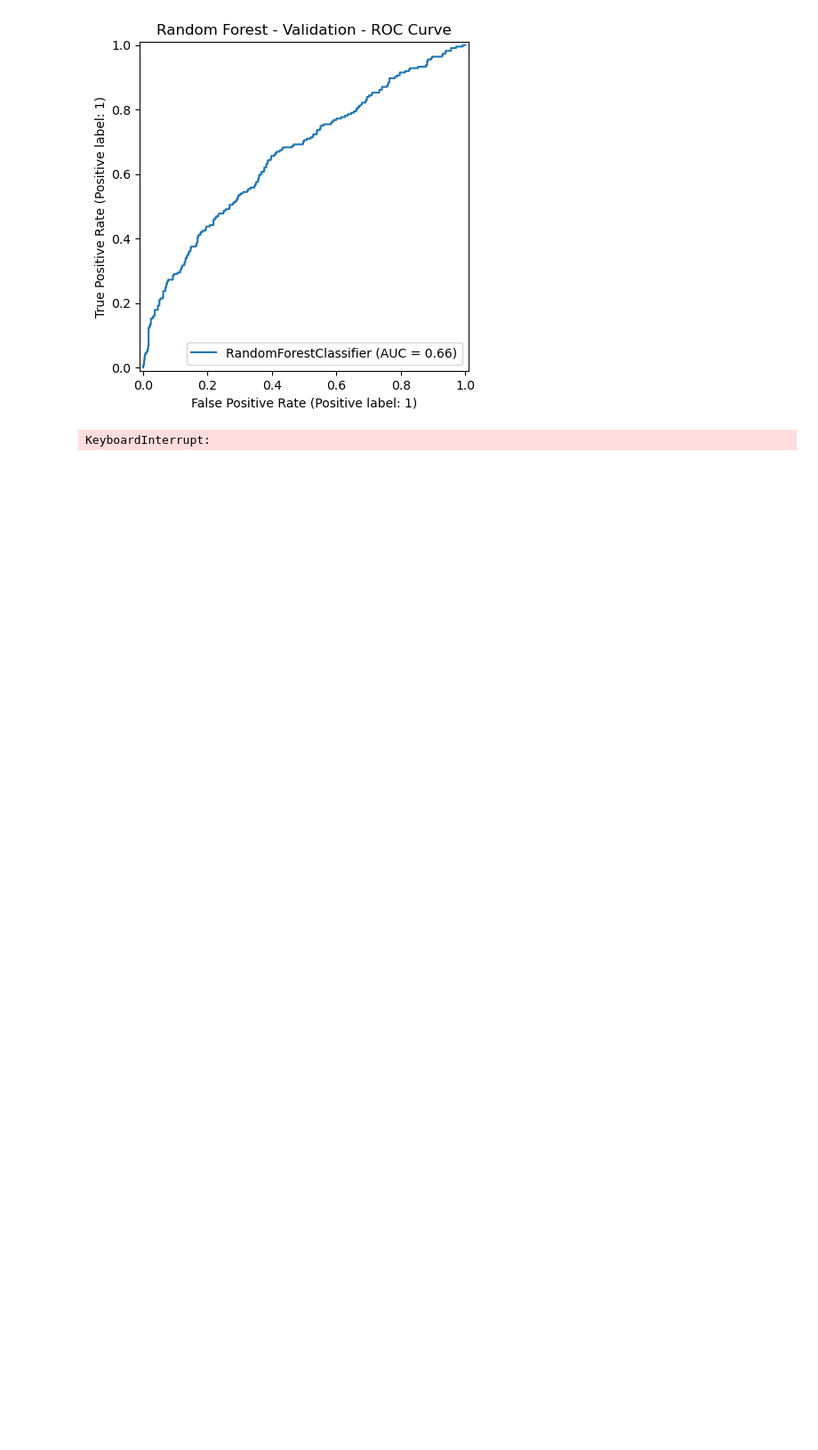
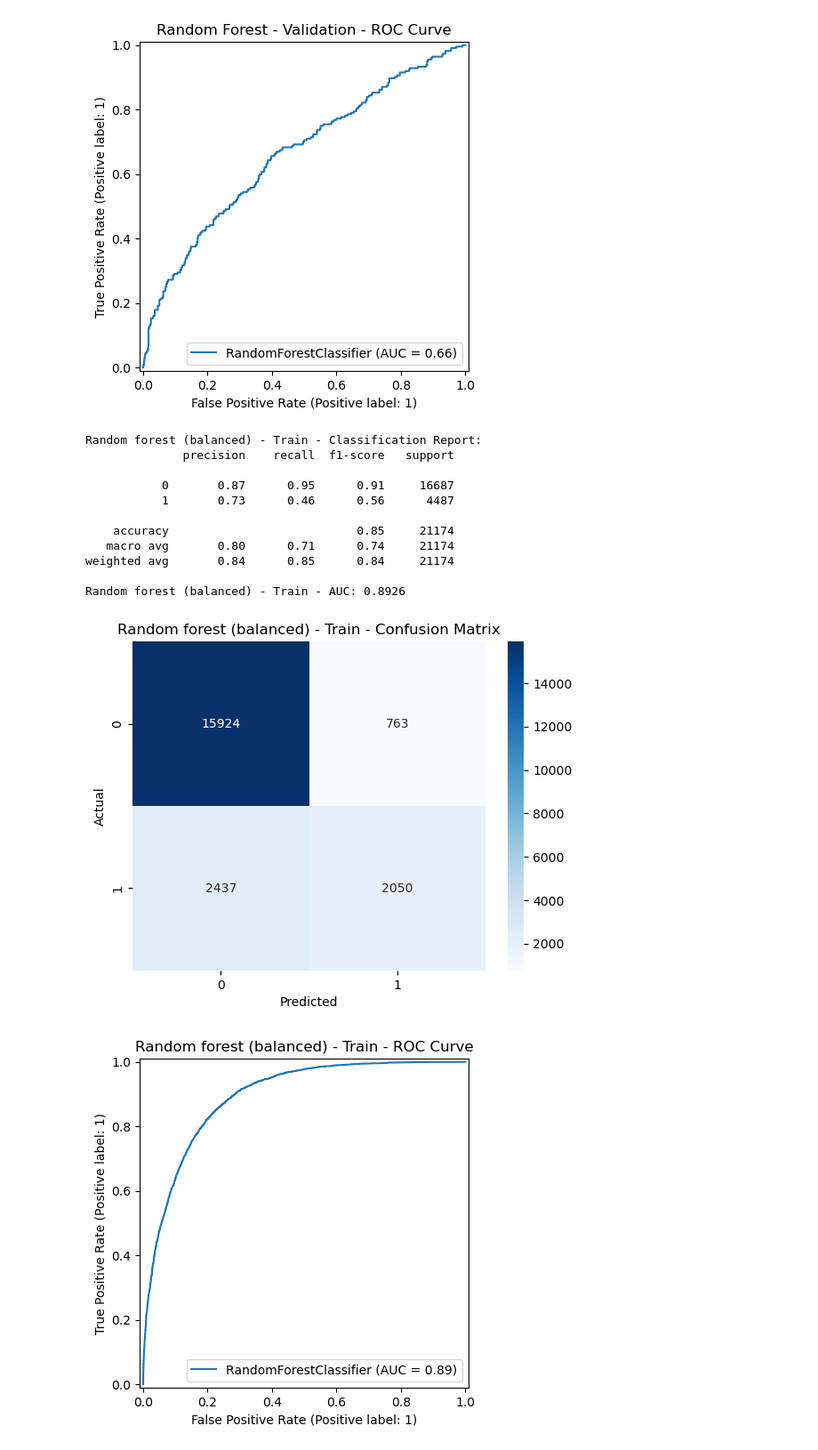
Before and after one commit to ppavank83/flight-delay-analytics, a Jupyter notebook: model_training/Model.ipynb, the cells around one changed output. Shown at 89% size. Saved outputs shown, nothing was run; the diff lists cells and outputs as text; code cells hidden in the pictures; blank space fills up the shorter version.

Commit message:
Model Training -WIP

```diff
--- a/model_training/Model.ipynb
+++ b/model_training/Model.ipynb
@@ -377,18 +378,64 @@ rf_param_grid = {
     'class_weight': ['balanced'] + weights,
     'random_state': [42]
 }
+# %%
+def evaluate_model_hyperparamter(params, model_class, X_train, y_train, X_val, y_val):
+    try:
+        model = model_class(**params)
+        model.fit(X_train, y_train)
+        y_proba = model.predict_proba(X_val)[:, 1]
+        auc = roc_auc_score(y_val, y_proba)
+        return (params, auc)
+    except Exception as e:
+        return (params, 0)
+
+def parallel_grid_search_auc(model_class, X_train, y_train, X_val, y_val, param_grid, n_jobs=-1):
+    keys, values = zip(*param_grid.items())
+    param_combinations = [dict(zip(keys, v)) for v in itertools.product(*values)]
+
+    results = Parallel(n_jobs=n_jobs)(
+        delayed(evaluate_model_hyperparamter)(params, model_class, X_train, y_train, X_val, y_val)
+        for params in param_combinations
+    )
+
+    # Create results dataframe
+    results_df = pd.DataFrame([{
+        **params,
+        'val_auc': auc
+    } for params, auc in results])
+
+    # Get best params
+    best_params, best_auc = max(results, key=lambda x: x[1])
+
+    # Train final model using best params
+    best_model = model_class(**best_params)
+    best_model.fit(X_train, y_train)
+
+    return best_model, best_params, best_auc, results_df
 # %%
-# Run tuning
-best_rf_model, best_rf_auc, best_rf_params = manual_grid_search_auc(
+best_rf_model, best_rf_params, best_rf_auc, rf_results_df = parallel_grid_search_auc(
     model_class=RandomForestClassifier,
-    param_grid=rf_param_grid,
     X_train=X_train,
     y_train=y_train,
     X_val=X_val,
     y_val=y_val,
+    param_grid=rf_param_grid,
+    n_jobs=-1  # Use all CPU cores
 )
-# %% [output]
-KeyboardInterrupt:
 # %%
-evaluate(lr_model, X_train, y_train, "Random forest (balanced) - Train")
-evaluate(lr_model, X_val, y_val, "Random forest (balanced) - Validation")
+evaluate(best_rf_model, X_train, y_train, "Random forest (balanced) - Train")
+evaluate(best_rf_model, X_val, y_val, "Random forest (balanced) - Validation")
+# %% [output]
+Random forest (balanced) - Train - Classification Report:
+              precision    recall  f1-score   support
+
+           0       0.87      0.95      0.91     16687
+           1       0.73      0.46      0.56      4487
+
+    accuracy                           0.85     21174
+   macro avg       0.80      0.71      0.74     21174
+weighted avg       0.84      0.85      0.84     21174
+
+Random forest (balanced) - Train - AUC: 0.8926
+[figure, added]
+[figure, added]
```
Also changed, not shown: parts of 26 cells of this notebook.
